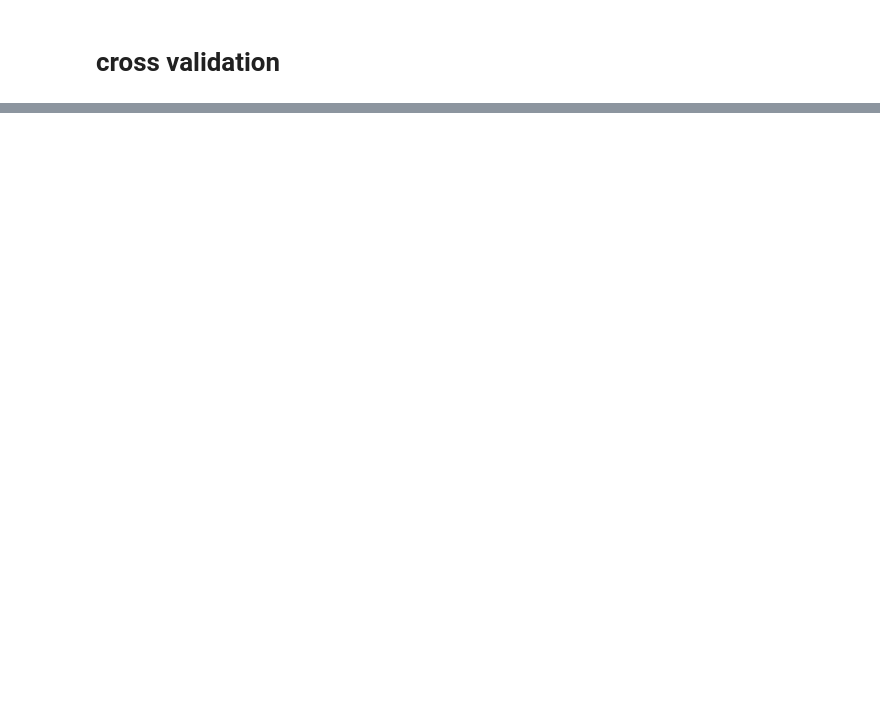
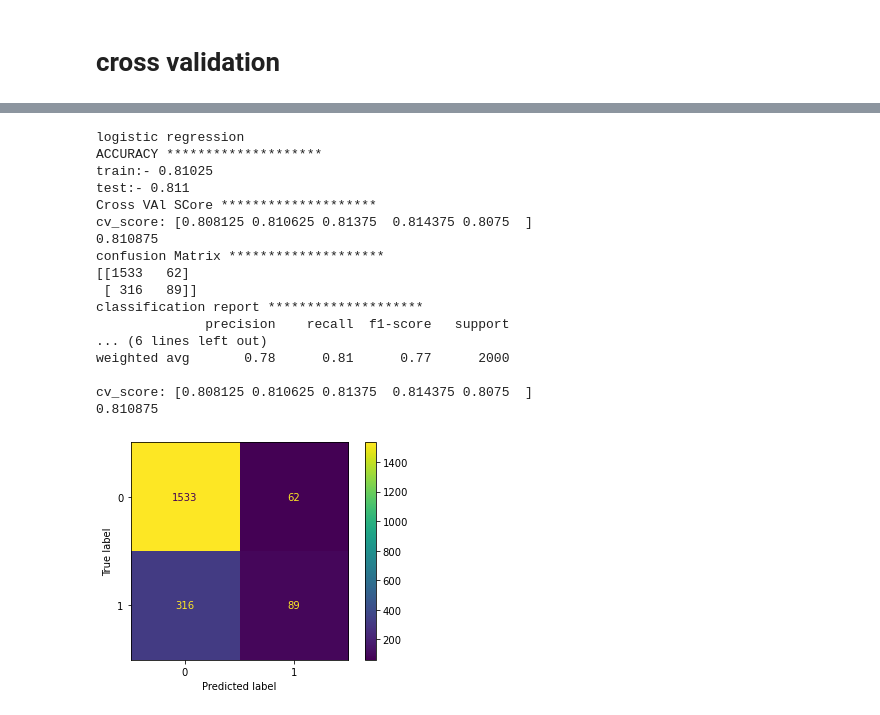
Before and after one commit to deep9893/Classification-Algorithms-, a Jupyter notebook: ANN classification .ipynb, the cells around one changed output, grey strips where cells are left out. Saved outputs shown, nothing was run; the diff lists cells and outputs as text; code cells hidden in the pictures; blank space fills up the shorter version.

```diff
--- a/ANN classification .ipynb
+++ b/ANN classification .ipynb
@@ -257,0 +373,27 @@ hpt.best_score_
+# %%
+print('logistic regression')
+#logistic regression
+model4=LogisticRegression(C=0.01, random_state=101,max_iter= 100, penalty='l2', solver= 'liblinear')
+ML_models(model4)
+name='LR'
+#creating a comparison between models
+modelcomparison(model4,name)
+# %% [output]
+logistic regression
+ACCURACY ********************
+train:- 0.81025
+test:- 0.811
+Cross VAl SCore ********************
+cv_score: [0.808125 0.810625 0.81375  0.814375 0.8075  ]
+0.810875
+confusion Matrix ********************
+[[1533   62]
+ [ 316   89]]
+classification report ********************
+              precision    recall  f1-score   support
+... (6 lines left out)
+weighted avg       0.78      0.81      0.77      2000
+
+cv_score: [0.808125 0.810625 0.81375  0.814375 0.8075  ]
+0.810875
+[figure, added]
```
Also changed, not shown: parts of 35 cells of this notebook.
